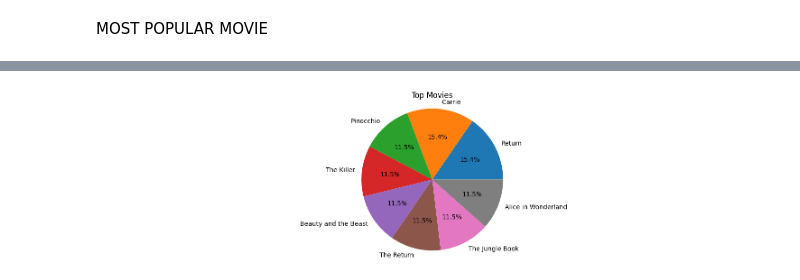
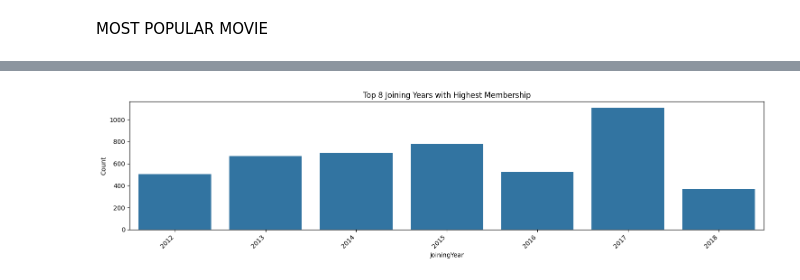
Before and after one commit to Bautista-mai/ITCS_204, a Jupyter notebook: Hands_on/HANDS0N_ACT4.ipynb, the cells around one changed output, grey strips where cells are left out. Saved outputs shown, nothing was run; the diff lists cells and outputs as text; code cells hidden in the pictures.

```diff
--- a/Hands_on/HANDS0N_ACT4.ipynb
+++ b/Hands_on/HANDS0N_ACT4.ipynb
@@ -7,7 +7,7 @@ import seaborn as sns
 import pandas as pd
 
 # CSV FILE
-Movies_data = pd.read_csv("../Hands_on/assets_csv/Top_Rated_Movies.csv")
+Employees = pd.read_csv("../Hands_on/assets_csv/Employee.csv")
 
-Movies_data
+Employees
 # %% [output]
@@ -47,11 +48,12 @@ plt.show()
 # %%
-Movies_data = pd.read_csv("../Hands_on/assets_csv/Top_Rated_Movies.csv")
+Top_year = Employees['JoiningYear'].value_counts().nlargest(8).reset_index()
+Top_year.columns = ['JoiningYear', 'Count']
 
-plt.figure(figsize=(15,4))
-plt.pie(Movies_data['popularity'].value_counts().head(8), labels=Movies_data['title'].value_counts().head(8).index, autopct='%1.1f%%')
-plt.axis('equal')
-plt.title("Top Movies")
+plt.figure(figsize=(15, 4))
+sns.barplot(data=Top_year, x='JoiningYear', y='Count')
+plt.title("Top 8 Joining Years with Highest Membership")
+plt.xticks(rotation=45, ha='right')
 plt.tight_layout()
 plt.show()
 # %% [output]
-[figure, old version]
+[figure, new version]
```
Also changed, not shown: parts of 9 cells of this notebook, 2 other files.
